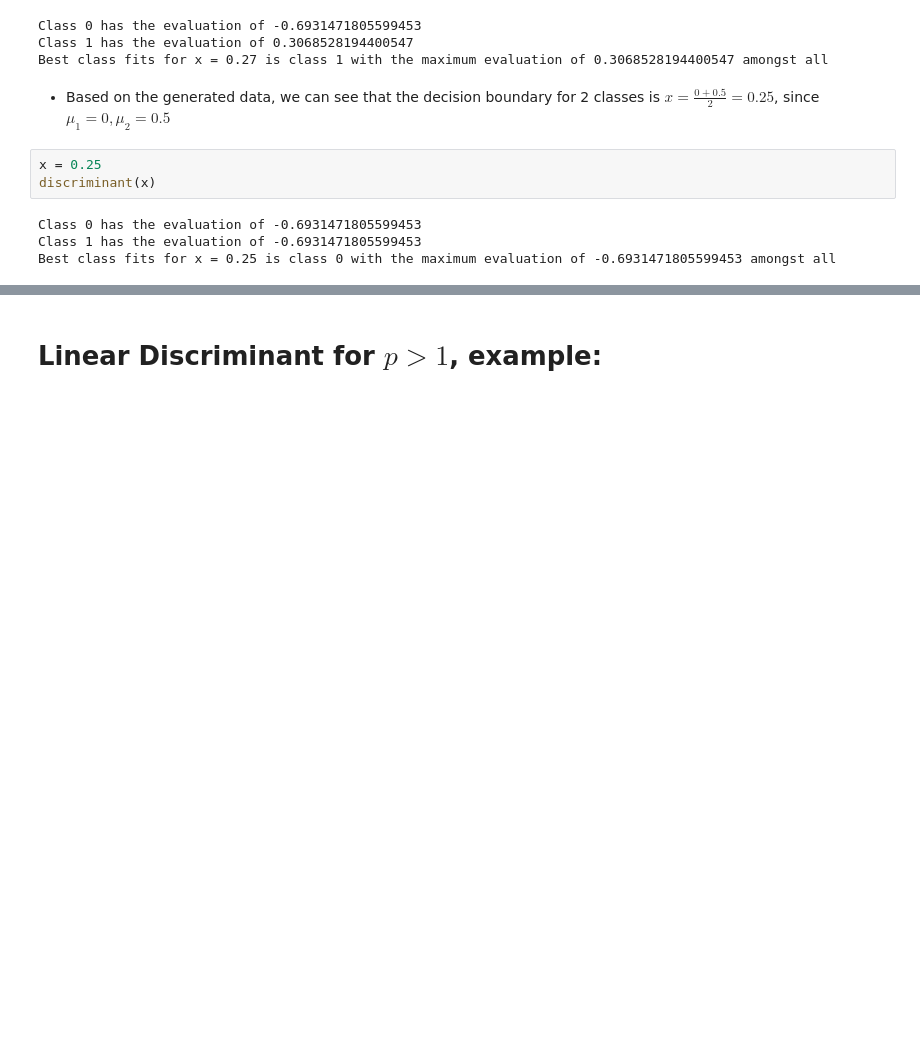
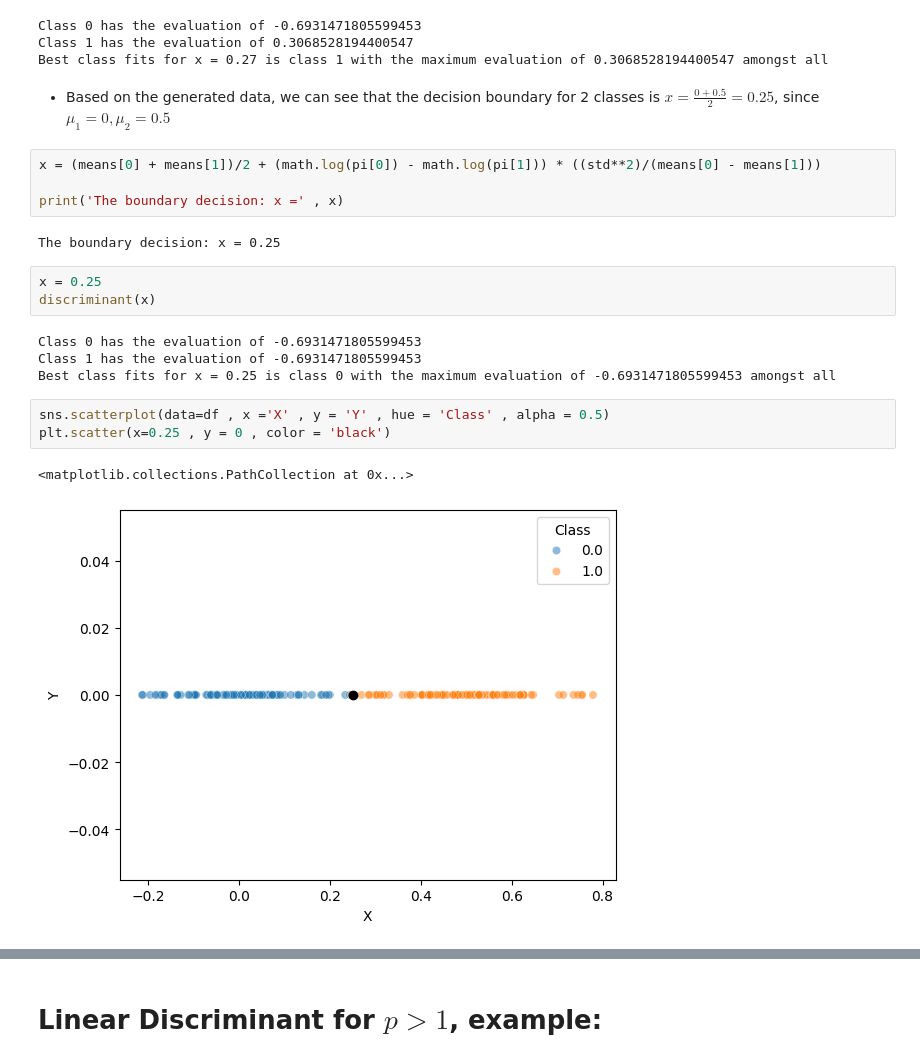
Before and after one commit to SunnyYeahBoiii/CS115_Assignment, a Jupyter notebook: resources/sunny's-doc/lda&qda-classification-example.ipynb, the cells around one changed output, grey strips where cells are left out. Saved outputs shown, nothing was run; the diff lists cells and outputs as text; blank space fills up the shorter version.

```diff
--- a/resources/sunny's-doc/lda&qda-classification-example.ipynb
+++ b/resources/sunny's-doc/lda&qda-classification-example.ipynb
@@ -127,6 +127,12 @@ Class 1 has the evaluation of 0.3068528194400547
 Best class fits for x = 0.27 is class 1 with the maximum evaluation of 0.3068528194400547 amongst all
 # %% [markdown]
 - Based on the generated data, we can see that the decision boundary for 2 classes is $x = \frac{0 + 0.5}{2} = 0.25$, since $\mu_1 = 0 , \mu_2 = 0.5$
+# %%
+x = (means[0] + means[1])/2 + (math.log(pi[0]) - math.log(pi[1])) * ((std**2)/(means[0] - means[1]))
+
+print('The boundary decision: x =' , x)
+# %% [output]
+The boundary decision: x = 0.25
 # %%
 x = 0.25
 discriminant(x)
@@ -134,3 +140,9 @@ discriminant(x)
 Class 0 has the evaluation of -0.6931471805599453
 Class 1 has the evaluation of -0.6931471805599453
 Best class fits for x = 0.25 is class 0 with the maximum evaluation of -0.6931471805599453 amongst all
+# %%
+sns.scatterplot(data=df , x ='X' , y = 'Y' , hue = 'Class' , alpha = 0.5)
+plt.scatter(x=0.25 , y = 0 , color = 'black')
+# %% [output]
+<matplotlib.collections.PathCollection at 0x...>
+[figure, added]
```
Also changed, not shown: parts of 10 cells of this notebook, 2 other files.
